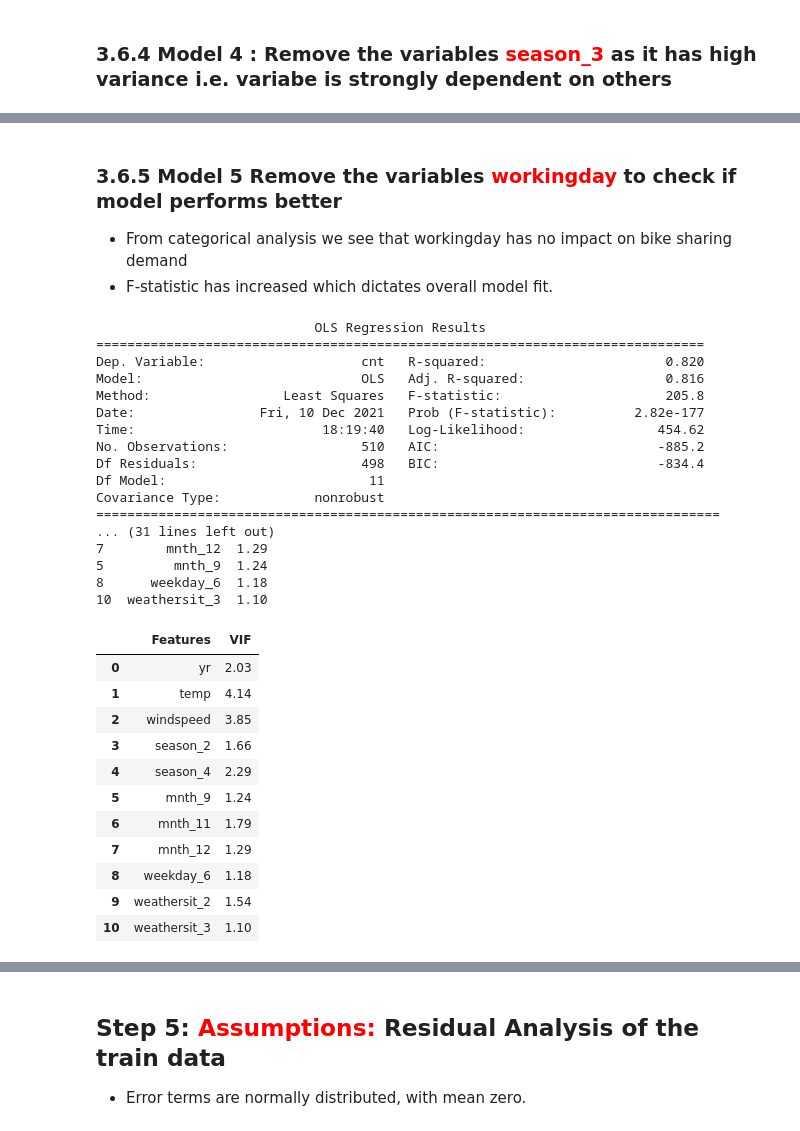
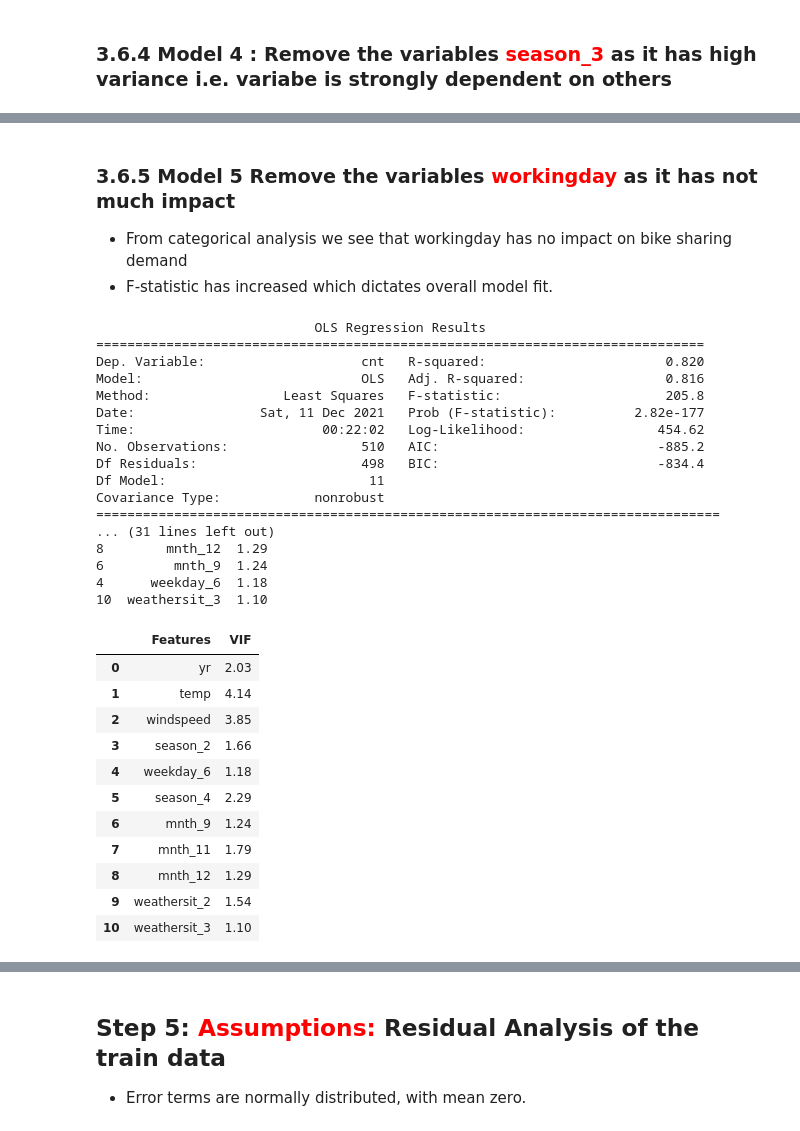
Before and after one commit to ps2420/bike-sharring-case-study, a Jupyter notebook: Pankaj_Singh.ipynb, the cells around one changed output, grey strips where cells are left out. Drawn from its saved outputs; the diff is of its cells as text; code cells hidden in the pictures.

```diff
--- a/Pankaj_Singh.ipynb
+++ b/Pankaj_Singh.ipynb
@@ -34,7 +34,7 @@ warnings.filterwarnings("ignore")
 ### 1.1 Load and analyze the data
 # %%
 #Load the data to perform analysis
-data_location = "day.csv"
+data_location = "/Users/nyashasingh/Desktop/upgrad/upgrad-case-studies-solutions/upgrad-assignment/bike-sharing-assignment/day.csv"
 bike_sharing = pd.read_csv(data_location)
 bike_sharing.head(5)
 # %% [output]
@@ -651,45 +651,44 @@ Covariance Type:            nonrobust
 | 10 | weathersit_2 | 1.56 |
 | 11 | weathersit_3 | 1.10 |
 # %% [markdown]
-### 3.6.5 Model 5 Remove the variables <font color="red">workingday</font> to check if model performs better
+### 3.6.5 Model 5 Remove the variables <font color="red">workingday </font> as it has not much impact
 
 - From categorical analysis we see that workingday has no impact on bike sharing demand
 - F-statistic has increased which dictates overall model fit.
 # %%
 #Selected columns for Model 5
-columns_model_5 = ['yr', 'temp', 'windspeed', 'season_2',
-       'season_4', 'mnth_9', 'mnth_11', 'mnth_12', 'weekday_6',
-       'weathersit_2', 'weathersit_3']
+columns_model_5 = ['yr', 'temp', 'windspeed', 'season_2', 'weekday_6',
+       'season_4', 'mnth_9', 'mnth_11', 'mnth_12', 'weathersit_2', 'weathersit_3']
 
 x_train_m5, lr5 = regression_by_stats_model(columns_model_5)
 calculate_vif(columns_model_5)
 # %% [output]
                             OLS Regression Results
 ==============================================================================
 Dep. Variable:                    cnt   R-squared:                       0.820
 Model:                            OLS   Adj. R-squared:                  0.816
 Method:                 Least Squares   F-statistic:                     205.8
-Date:                Fri, 10 Dec 2021   Prob (F-statistic):          2.82e-177
-Time:                        18:19:40   Log-Likelihood:                 454.62
+Date:                Sat, 11 Dec 2021   Prob (F-statistic):          2.82e-177
+Time:                        00:22:02   Log-Likelihood:                 454.62
 No. Observations:                 510   AIC:                            -885.2
 Df Residuals:                     498   BIC:                            -834.4
 Df Model:                          11
 Covariance Type:            nonrobust
 ================================================================================
 ... (31 lines left out)
-7        mnth_12  1.29
-5         mnth_9  1.24
-8      weekday_6  1.18
+8        mnth_12  1.29
+6         mnth_9  1.24
+4      weekday_6  1.18
 10  weathersit_3  1.10
 |  | Features | VIF |
 | 0 | yr | 2.03 |
 | 1 | temp | 4.14 |
 | 2 | windspeed | 3.85 |
 | 3 | season_2 | 1.66 |
-| 4 | season_4 | 2.29 |
-| 5 | mnth_9 | 1.24 |
-| 6 | mnth_11 | 1.79 |
-| 7 | mnth_12 | 1.29 |
-| 8 | weekday_6 | 1.18 |
+| 4 | weekday_6 | 1.18 |
+| 5 | season_4 | 2.29 |
+| 6 | mnth_9 | 1.24 |
+| 7 | mnth_11 | 1.79 |
+| 8 | mnth_12 | 1.29 |
 | 9 | weathersit_2 | 1.54 |
 | 10 | weathersit_3 | 1.10 |
```
Also changed, not shown: parts of 16 cells of this notebook.
